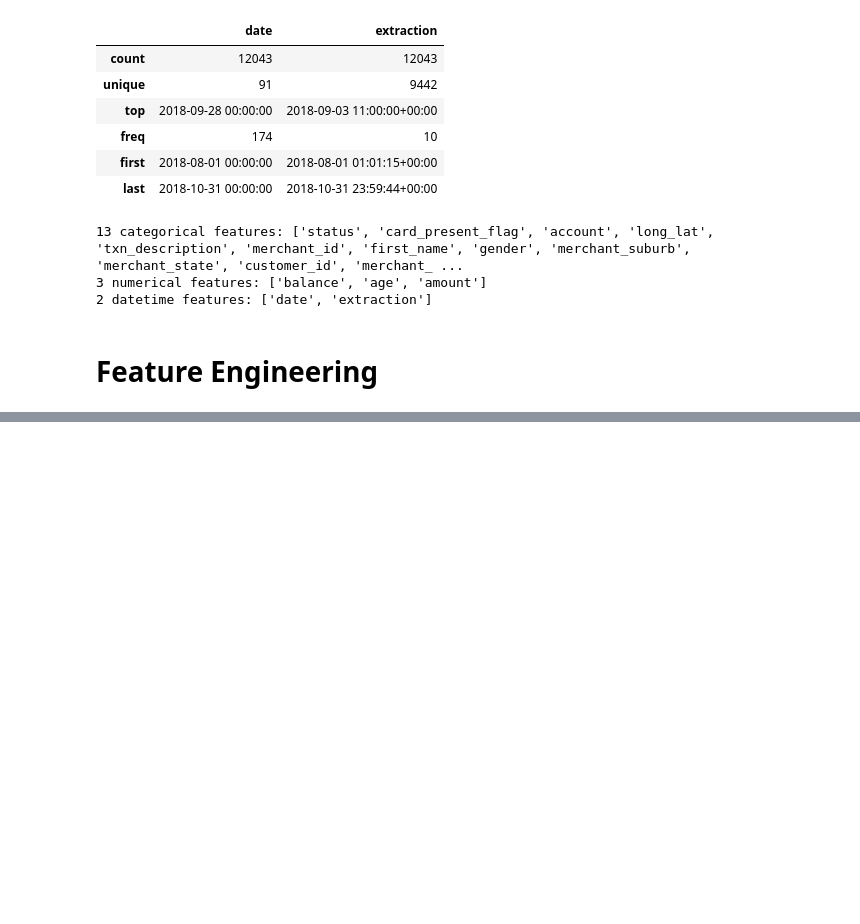
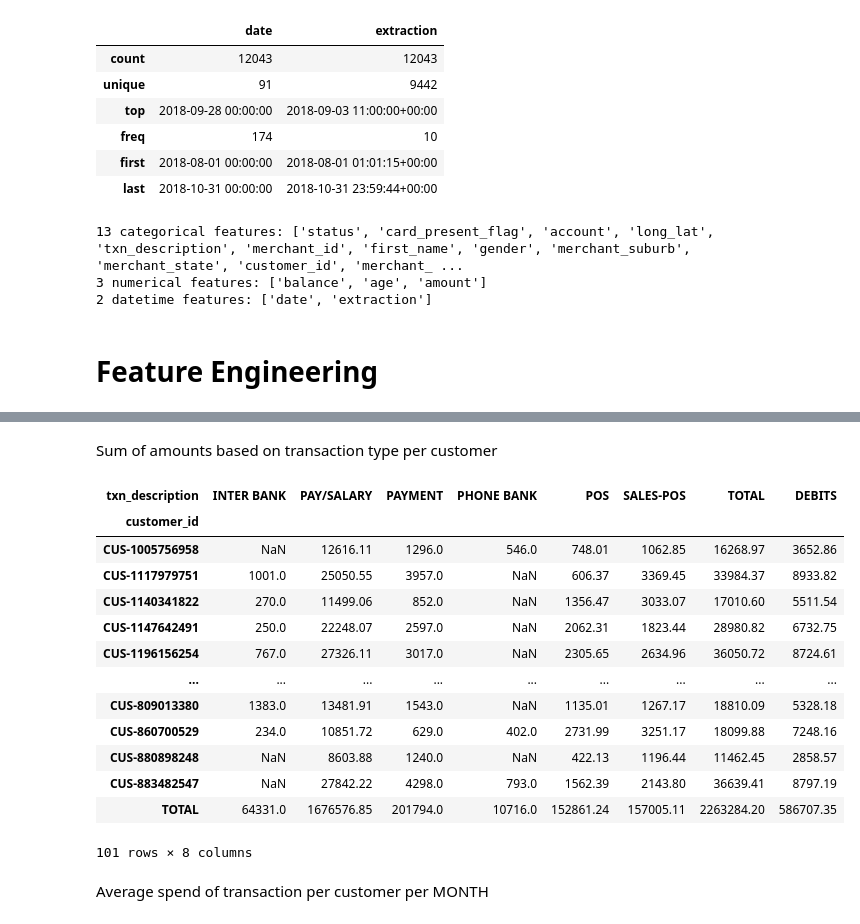
Before and after one commit to gtanubrata/Predicting-Annual-Salary, a Jupyter notebook: ANZ EDA.ipynb, the cells around one changed output, grey strips where cells are left out. Cells and saved outputs as stored; diff of their text form; code cells hidden in the pictures; blank space fills up the shorter version.

```diff
--- a/ANZ EDA.ipynb
+++ b/ANZ EDA.ipynb
@@ -292,0 +383,23 @@ df['month'] = df['month'].map({8: 'August', 9: 'September', 10: 'October'})
+# %% [markdown]
+Sum of amounts based on transaction type per customer
+# %%
+agg_amount = pd.crosstab(df.customer_id, df.txn_description, values=df.amount, aggfunc='sum', margins=True, margins_name='TOTAL')
+agg_amount['DEBITS'] = agg_amount.apply(lambda row: np.nansum([row['INTER BANK'],  row['PAYMENT'],  row['PHONE BANK'], row['POS'], row['SALES-POS']]), axis=1)
+agg_amount
+# %% [output]
+| txn_description | INTER BANK | PAY/SALARY | PAYMENT | PHONE BANK | POS | SALES-POS | TOTAL | DEBITS |
+| customer_id |  |  |  |  |  |  |  |  |
+| CUS-1005756958 | NaN | 12616.11 | 1296.0 | 546.0 | 748.01 | 1062.85 | 16268.97 | 3652.86 |
+| CUS-1117979751 | 1001.0 | 25050.55 | 3957.0 | NaN | 606.37 | 3369.45 | 33984.37 | 8933.82 |
+| CUS-1140341822 | 270.0 | 11499.06 | 852.0 | NaN | 1356.47 | 3033.07 | 17010.60 | 5511.54 |
+| CUS-1147642491 | 250.0 | 22248.07 | 2597.0 | NaN | 2062.31 | 1823.44 | 28980.82 | 6732.75 |
+| CUS-1196156254 | 767.0 | 27326.11 | 3017.0 | NaN | 2305.65 | 2634.96 | 36050.72 | 8724.61 |
+| ... | ... | ... | ... | ... | ... | ... | ... | ... |
+| CUS-809013380 | 1383.0 | 13481.91 | 1543.0 | NaN | 1135.01 | 1267.17 | 18810.09 | 5328.18 |
+| CUS-860700529 | 234.0 | 10851.72 | 629.0 | 402.0 | 2731.99 | 3251.17 | 18099.88 | 7248.16 |
+| CUS-880898248 | NaN | 8603.88 | 1240.0 | NaN | 422.13 | 1196.44 | 11462.45 | 2858.57 |
+| CUS-883482547 | NaN | 27842.22 | 4298.0 | 793.0 | 1562.39 | 2143.80 | 36639.41 | 8797.19 |
+| TOTAL | 64331.0 | 1676576.85 | 201794.0 | 10716.0 | 152861.24 | 157005.11 | 2263284.20 | 586707.35 |
+101 rows × 8 columns
+# %% [markdown]
+Average spend of transaction per customer per MONTH
```
Also changed, not shown: parts of 34 cells of this notebook.
